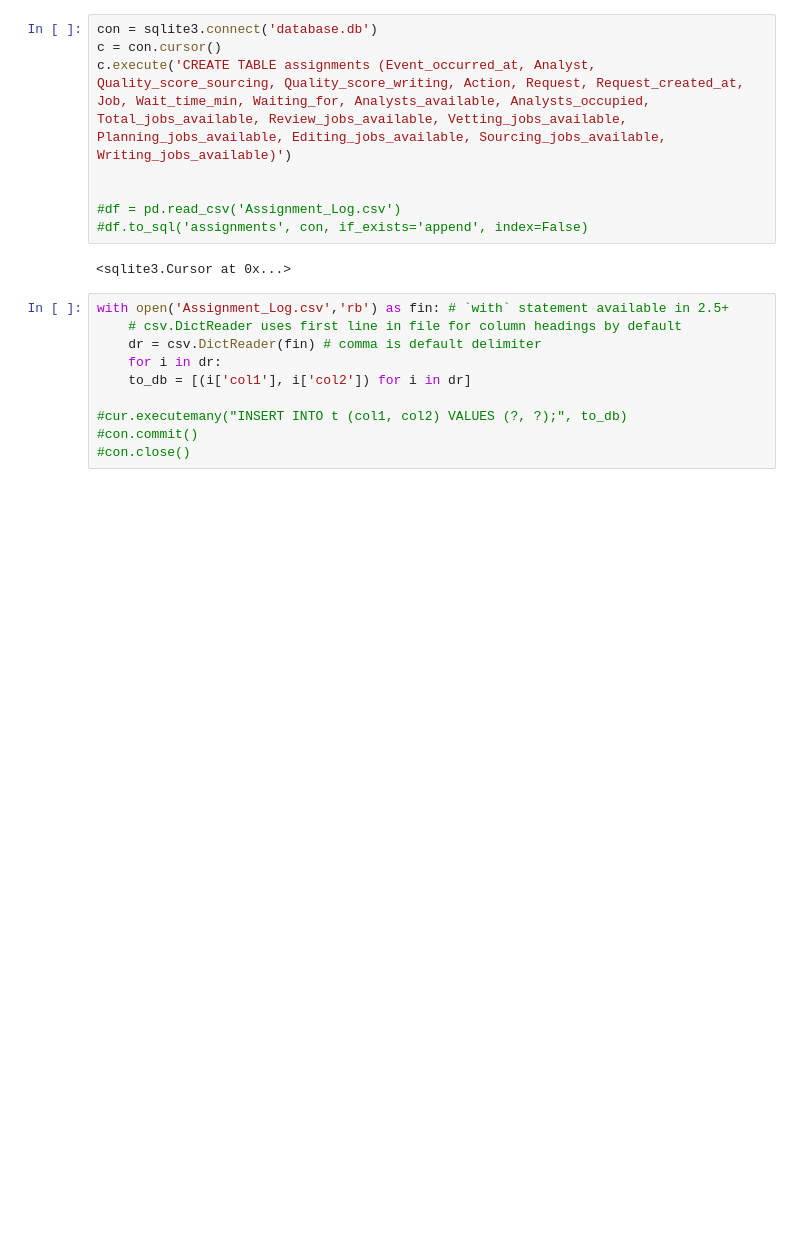
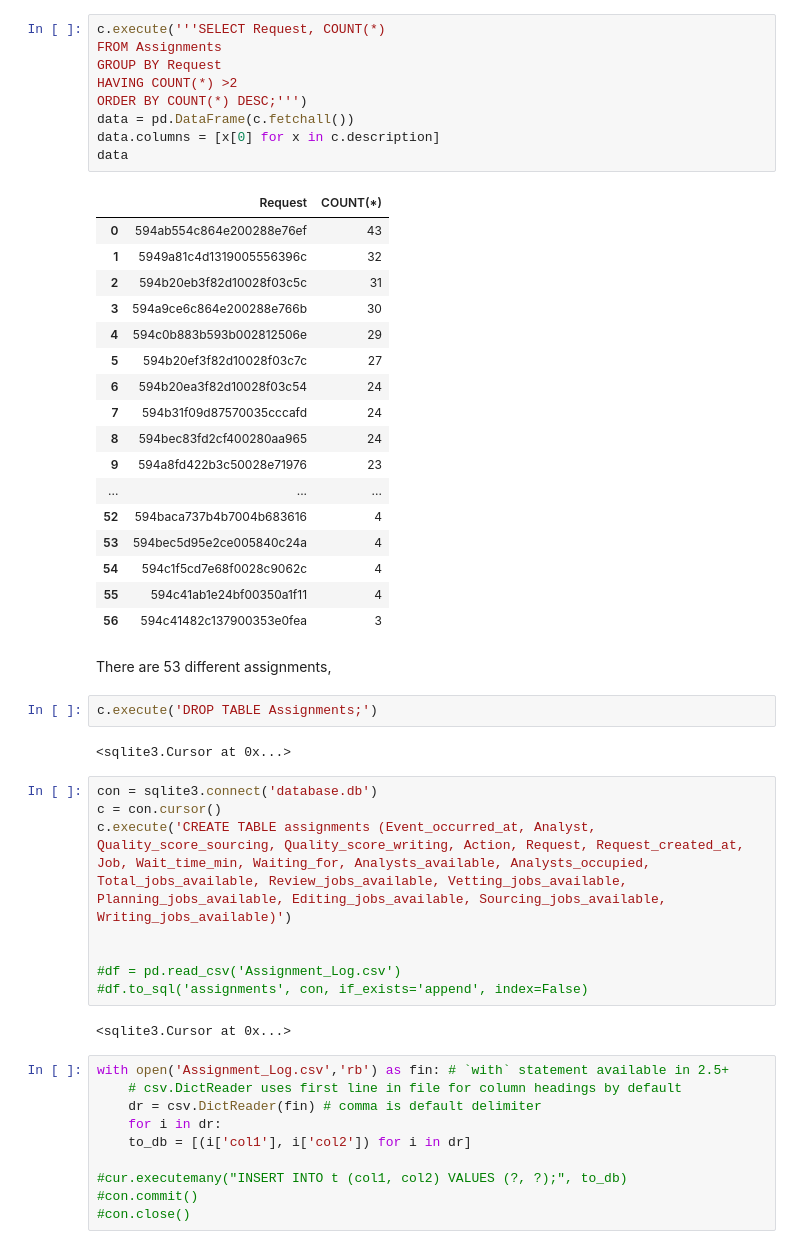
Before and after one commit to erikajane/Wonder_SQL_Task, a Jupyter notebook: Data.ipynb, the cells around one changed output. Cells and saved outputs as stored; diff of their text form; blank space fills up the shorter version.

```diff
--- a/Data.ipynb
+++ b/Data.ipynb
@@ -5,3 +173,36 @@ import csv
+# %%
+c.execute('''SELECT Request, COUNT(*)
+FROM Assignments
+GROUP BY Request
+HAVING COUNT(*) >2
+ORDER BY COUNT(*) DESC;''')
+data = pd.DataFrame(c.fetchall())
+data.columns = [x[0] for x in c.description]
+data
+# %% [output]
+|  | Request | COUNT(*) |
+| 0 | 594ab554c864e200288e76ef | 43 |
+| 1 | 5949a81c4d1319005556396c | 32 |
+| 2 | 594b20eb3f82d10028f03c5c | 31 |
+| 3 | 594a9ce6c864e200288e766b | 30 |
+| 4 | 594c0b883b593b002812506e | 29 |
+| 5 | 594b20ef3f82d10028f03c7c | 27 |
+| 6 | 594b20ea3f82d10028f03c54 | 24 |
+| 7 | 594b31f09d87570035cccafd | 24 |
+| 8 | 594bec83fd2cf400280aa965 | 24 |
+| 9 | 594a8fd422b3c50028e71976 | 23 |
+| ... | ... | ... |
+| 52 | 594baca737b4b7004b683616 | 4 |
+| 53 | 594bec5d95e2ce005840c24a | 4 |
+| 54 | 594c1f5cd7e68f0028c9062c | 4 |
+| 55 | 594c41ab1e24bf00350a1f11 | 4 |
+| 56 | 594c41482c137900353e0fea | 3 |
+# %% [markdown]
+There are 53 different assignments,
+# %%
+c.execute('DROP TABLE Assignments;')
+# %% [output]
+<sqlite3.Cursor at 0x...>
 # %%
 con = sqlite3.connect('database.db')
 c = con.cursor()
```
Also changed, not shown: parts of 14 cells of this notebook, 1 other file.
